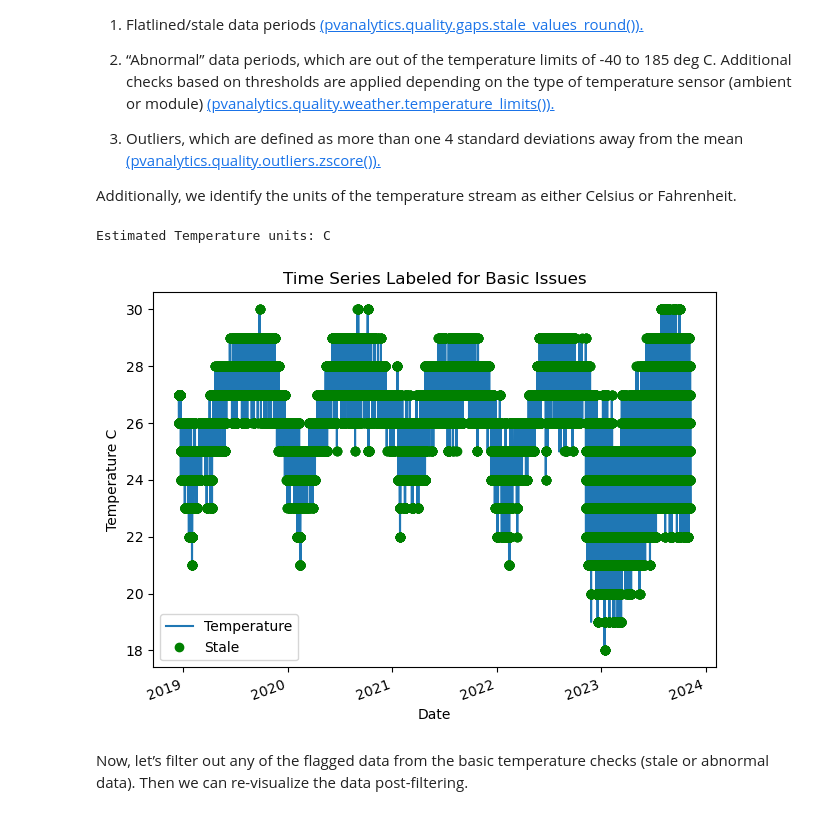
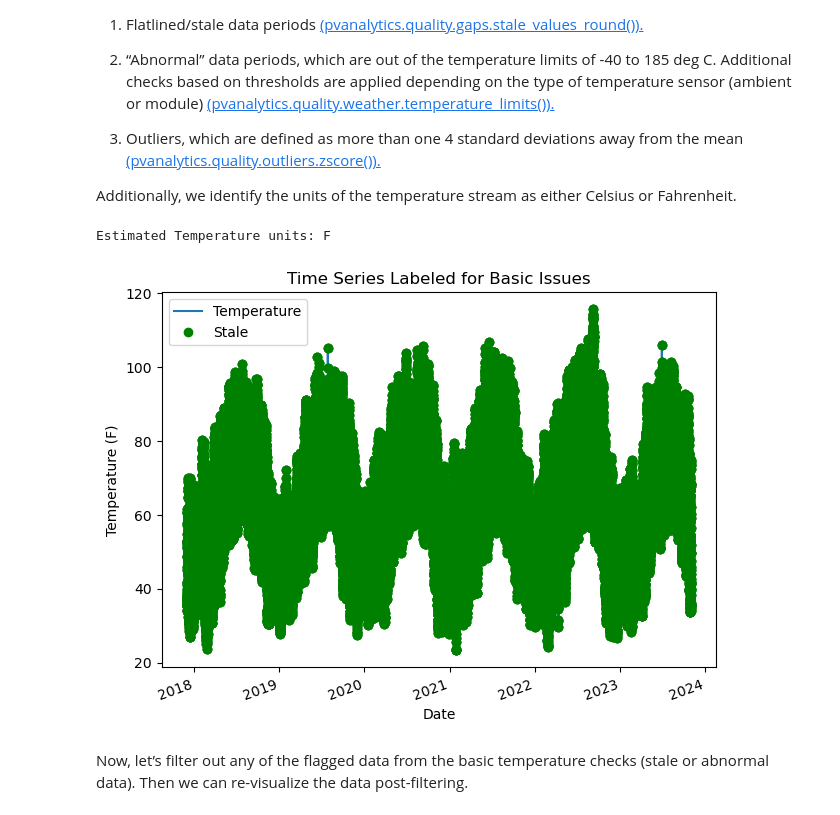
Before and after one commit to qnguyen345/pvdaq_access, a Jupyter notebook: tutorials/tutorials/1 - Downloading Data, and doing a Quality Assessment.ipynb, the cells around one changed output. Cells and saved outputs as stored; diff of their text form; code cells hidden in the pictures.

Commit message:
added system 2107

```diff
--- a/tutorials/tutorials/1 - Downloading Data, and doing a Quality Assessment.ipynb
+++ b/tutorials/tutorials/1 - Downloading Data, and doing a Quality Assessment.ipynb
@@ -273,11 +252,11 @@ File is ./Data//system_2105_data.csv
 # %%
 # Read time series and set latitude and longitude
-main_time_series = pd.read_csv("./Data/system_2105_data.csv", index_col=0, parse_dates=True)
+main_time_series = pd.read_csv("./Data/system_2107_data.csv", index_col=0, parse_dates=True)
 main_time_series = main_time_series.resample("15T").mean()
 main_time_series = main_time_series.tz_localize("Etc/GMT-10")
 # Site latitude and longitude
-latitude = 20.884134
-longitude = -156.340543
+latitude = 38.996306
+longitude = 122.134111
 # %% [markdown]
 ## 3.1: Fleets QA Process -Temperature
 # %% [markdown]
@@ -288,7 +267,7 @@ The NREL PV Fleets Data Initiative uses PVAnalytics routines to assess the quali
 First, we import an ambient temperature data stream from a PV installation under the [2023 solar data prize data set](https://data.openei.org/s3_viewer?bucket=oedi-data-lake&limit=100&prefix=pvdaq%2F2023-solar-data-prize%2F). This data set is publicly available via the PVDAQ database in the DOE Open Energy Data Initiative (OEDI) (https://data.openei.org/submissions/4568), under system ID 2105. This data is timezone-localized.
 # %%
 # Get temperature column and turn it into a series
-temp_time_series = main_time_series["ambient_temp_(c)_o_150228"].dropna()
+temp_time_series = main_time_series["ambient_temperature_o_149575"].dropna()
 # Identify the temperature data stream type (this affects the type of
 # checks we do)
 data_stream_type = "ambient"
@@ -356,36 +335,36 @@ pct_stale = round((len(temp_time_series[
 pct_erroneous = round((len(temp_time_series[
     ~temperature_limit_mask].dropna())/len(temp_time_series.dropna())*100), 1)
 pct_outlier = round((len(temp_time_series[
     zscore_outlier_mask].dropna())/len(temp_time_series.dropna())*100), 1)
 
 # Visualize all of the time series issues (stale, abnormal, outlier)
 temp_time_series.plot()
 labels = ["Temperature"]
 if any(stale_data_mask):
     temp_time_series.loc[stale_data_mask].plot(ls='',
                                           marker='o',
                                           color="green")
     labels.append("Stale")
 if any(~temperature_limit_mask):
     temp_time_series.loc[~temperature_limit_mask].plot(ls='',
                                                   marker='o',
                                                   color="yellow")
     labels.append("Abnormal")
 if any(zscore_outlier_mask):
     temp_time_series.loc[zscore_outlier_mask].plot(ls='',
                                               marker='o',
                                               color="purple")
     labels.append("Outlier")
 plt.legend(labels=labels)
 plt.title("Time Series Labeled for Basic Issues")
 plt.xticks(rotation=20)
 plt.xlabel("Date")
-plt.ylabel(f"Temperature {temp_units}")
+plt.ylabel(f"Temperature ({temp_units})")
 plt.tight_layout()
 plt.show()
 # %% [output]
-Estimated Temperature units: C
+Estimated Temperature units: F
-[figure, old version]
+[figure, new version]
 # %% [markdown]
 Now, let’s filter out any of the flagged data from the basic temperature checks (stale or abnormal data). Then we can re-visualize the data post-filtering.
 # %%
```
Also changed, not shown: parts of 29 cells of this notebook.
